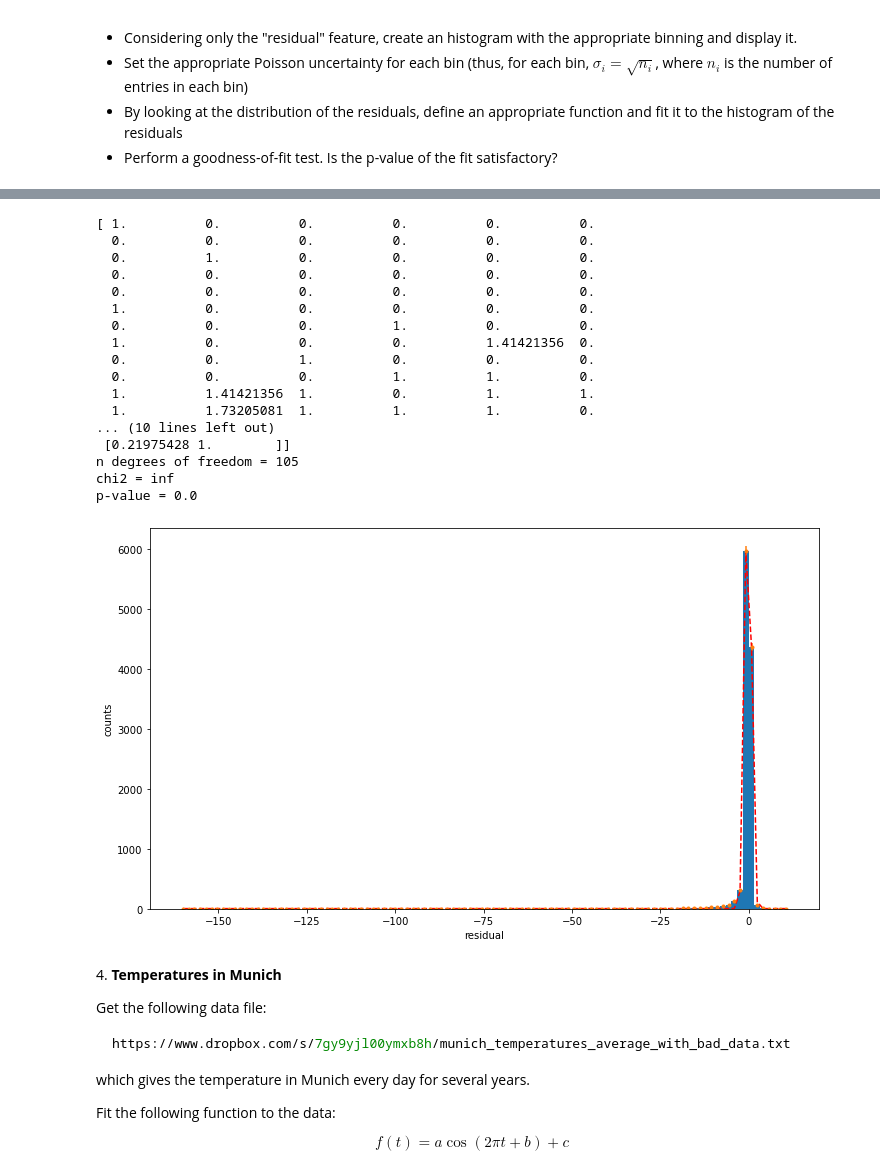
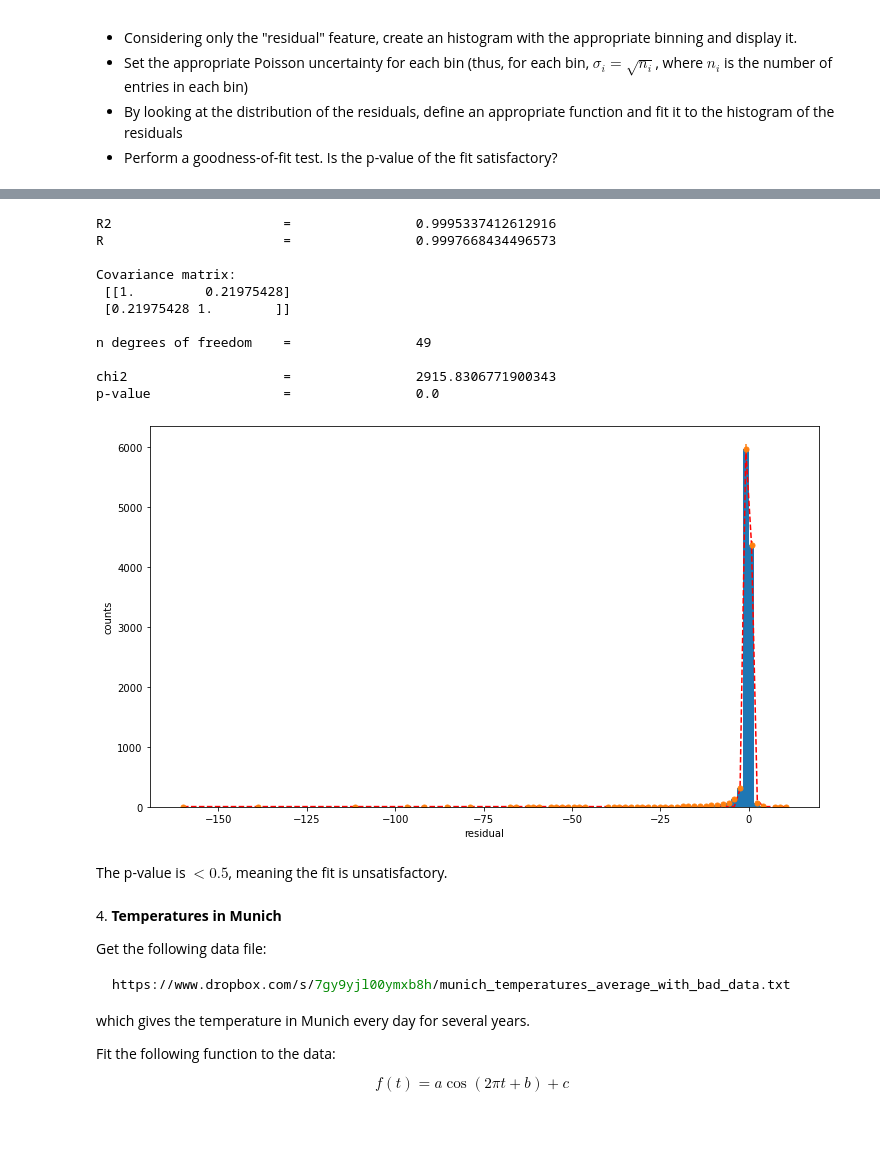
Before and after one commit to aidinattar/LaboratoryOfComputationalPhysics_Y4, a Jupyter notebook: 08ex_fitting.ipynb, the cells around one changed output, grey strips where cells are left out. Drawn from its saved outputs; the diff is of its cells as text; code cells hidden in the pictures; blank space fills up the shorter version.

```diff
--- a/08ex_fitting.ipynb
+++ b/08ex_fitting.ipynb
@@ -212,59 +194,56 @@ b = np.histogram_bin_edges(data, bins='sqrt')
 
 fig, ax = plt.subplots(figsize=(12, 7))
 entries, edges, _ = ax.hist(data, bins = b, label = 'Histogram')
 ax.set_xlabel('residual')
 ax.set_ylabel('counts')
 
 # calculate bin centers
 bin_centers = 0.5 * (edges[:-1] + edges[1:])
 
 # draw errobars, use the sqrt error. You can use what you want there
 # poissonian 1 sigma intervals would make more sense
 sigma_y = np.sqrt(np.abs(entries))
-print(sigma_y)
-ax.errorbar(bin_centers, entries, yerr=sigma_y, fmt='o', ms = 3)
+mask = (sigma_y!=0)
+#sigma_y[mask] = np.nan
+ax.errorbar(bin_centers[mask], entries[mask], yerr=sigma_y[mask], fmt='o', ms = 5)
 
 def gaussian(x, N, mu, sig, offset):
     return N * np.exp(-np.power(x - mu, 2.) / (2 * np.power(sig, 2.))) + offset
 
 popt, pcov = optimize.curve_fit(gaussian, bin_centers, entries, p0 = [6000,0, 5, 0])
 ax.plot(bin_centers, gaussian(bin_centers, popt[0],popt[1],popt[2], popt[3]), linestyle='dashed',c = 'r' )
 
 ssr = np.sum((entries - gaussian(bin_centers, popt[0],popt[1],popt[2], popt[3]))**2)
 tss = np.sum((np.mean(entries) - entries)**2)
 
 rsq = 1 - ssr / tss
 
-print("R2 =", rsq, "\nR =", np.sqrt(rsq))
-print("Covariance matrix:\n", np.corrcoef(bin_centers,entries)) # check with the correlation matrix that R is the correlation coefficient
+print("R2 \t\t\t=\t\t", rsq, "\nR \t\t\t=\t\t", np.sqrt(rsq))
+print("\nCovariance matrix:\n", np.corrcoef(bin_centers,entries)) # check with the correlation matrix that R is the correlation coefficient
 
-ndof = len(bin_centers) - 1
-print("n degrees of freedom =", ndof)
+ndof = len(bin_centers[mask]) - 1
+print("\nn degrees of freedom \t=\t\t", ndof)
 # calculate the chi^2
-chi2 = np.sum(((entries - (gaussian(bin_centers, popt[0],popt[1],popt[2], popt[3])))**2) / sigma_y)
-print("chi2 =", chi2)
+chi2 = np.sum(((entries[mask] - (gaussian(bin_centers[mask], popt[0],popt[1],popt[2], popt[3])))**2) / sigma_y[mask])
+print("\nchi2 \t\t\t=\t\t", chi2)
 # calculate the p-value from the chi^2, the n.d.o.f., and the comulative chi^2 distribution
 pvalue = 1. - stats.chi2.cdf(chi2, ndof)
-print("p-value =", pvalue) # if the p-value is < 0.05, the fit is considered unsatisfactory
+print("p-value \t\t=\t\t", pvalue) # if the p-value is < 0.05, the fit is considered unsatisfactory
 # %% [output]
-[ 1.          0.          0.          0.          0.          0.
-  0.          0.          0.          0.          0.          0.
-  0.          1.          0.          0.          0.          0.
-  0.          0.          0.          0.          0.          0.
-  0.          0.          0.          0.          0.          0.
-  1.          0.          0.          0.          0.          0.
-  0.          0.          0.          1.          0.          0.
-  1.          0.          0.          0.          1.41421356  0.
-  0.          0.          1.          0.          0.          0.
-  0.          0.          0.          1.          1.          0.
-  1.          1.41421356  1.          0.          1.          1.
-  1.          1.73205081  1.          1.          1.          0.
-... (10 lines left out)
+R2                      =                0.9995337412612916
+R                       =                0.9997668434496573
+
+Covariance matrix:
+ [[1.         0.21975428]
  [0.21975428 1.        ]]
-n degrees of freedom = 105
-chi2 = inf
-p-value = 0.0
+
+n degrees of freedom    =                49
+
+chi2                    =                2915.8306771900343
+p-value                 =                0.0
-[figure, old version]
+[figure, new version]
+# %% [markdown]
+The p-value is $< 0.5$, meaning the fit is unsatisfactory.
 # %% [markdown]
 4\. **Temperatures in Munich**
 
```
Also changed, not shown: parts of 4 cells of this notebook.
